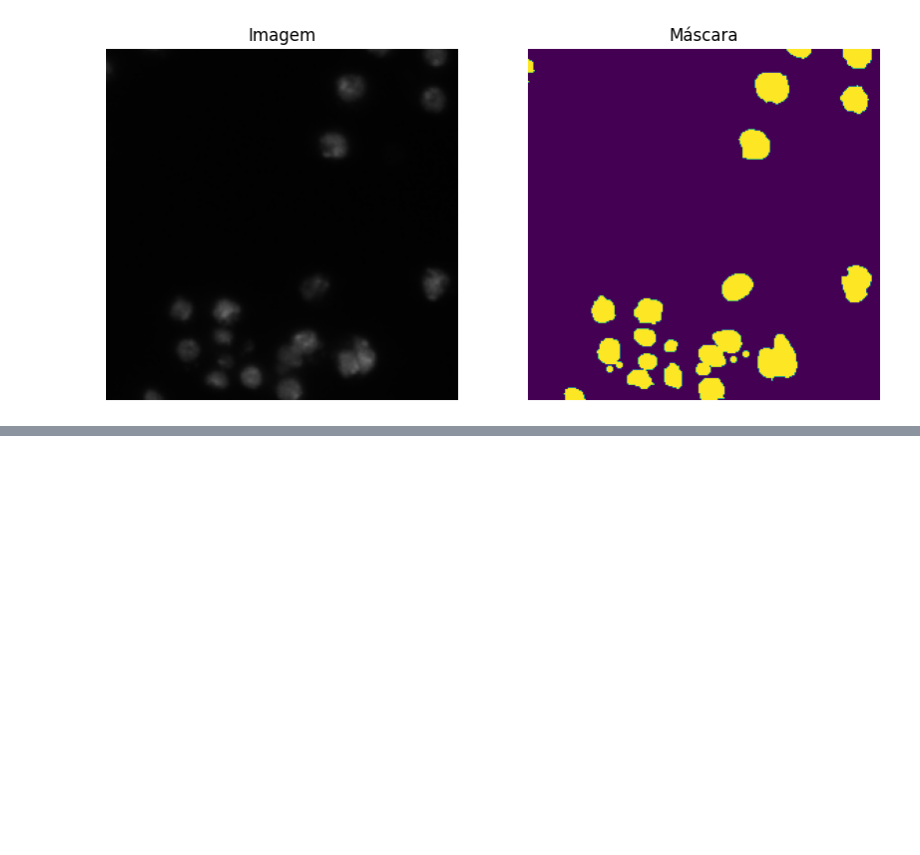
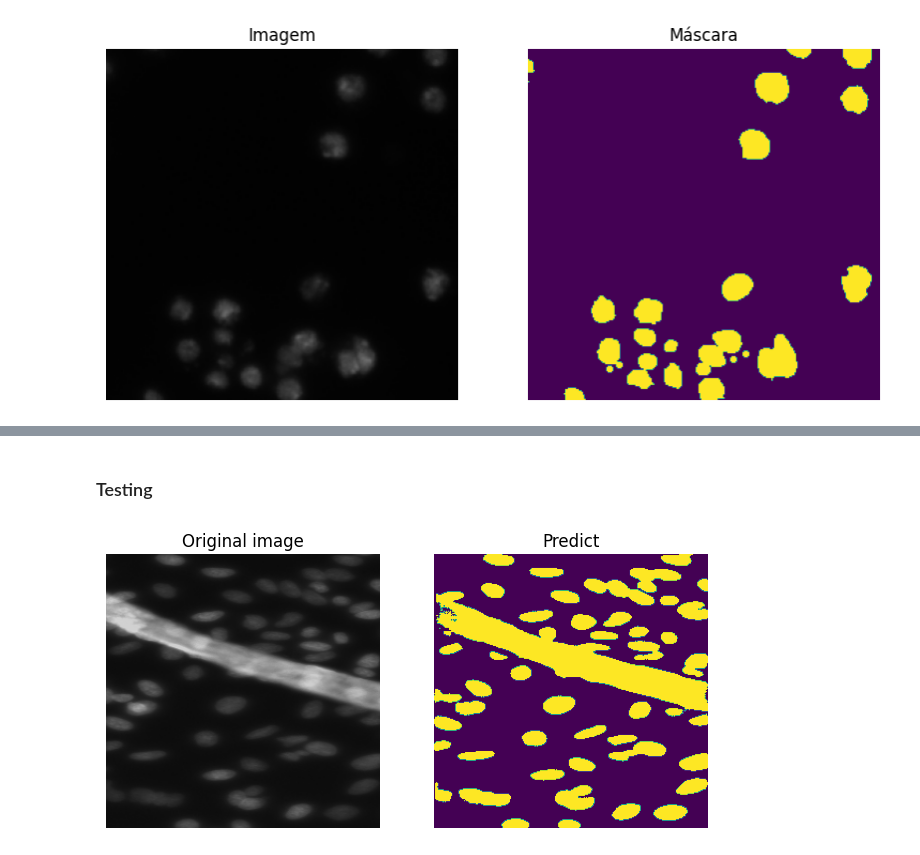
Before and after one commit to viniciusslvdor/bowl-2018, a Jupyter notebook: notebooks/microscope-segmentation.ipynb, the cells around one changed output, grey strips where cells are left out. Cells and saved outputs as stored; diff of their text form; code cells hidden in the pictures; blank space fills up the shorter version.

```diff
--- a/notebooks/microscope-segmentation.ipynb
+++ b/notebooks/microscope-segmentation.ipynb
@@ -94,0 +316,19 @@ Text(0.5, 1.0, 'Máscara')
+# %% [markdown]
+### Testing
+# %%
+X_test = np.zeros((len(test_ids), IMG_HEIGHT, IMG_WIDTH, IMG_CHANNEL), dtype=np.uint8)
+
+for i, filename in enumerate(test_ids):
+    path = os.path.join(PATH_TEST, filename)
+
+    img = cv2.imread(os.path.join(path, 'images', (filename + '.png')))[:,:,:IMG_CHANNEL]
+    img = cv2.resize(img, (IMG_HEIGHT, IMG_WIDTH))
+    X_test[i] = img
+# %%
+predict_test = model.predict(X_test)
+predict_test = (predict_test > THRESHOULD).astype(np.uint8)
+# %%
+idx = np.random.randint(0, len(X_test))
+compare_segmentation(X_test[idx], None, predict_test[idx])
+# %% [output]
+[figure, added]
```
Also changed, not shown: parts of 32 cells of this notebook, 2 other files.
